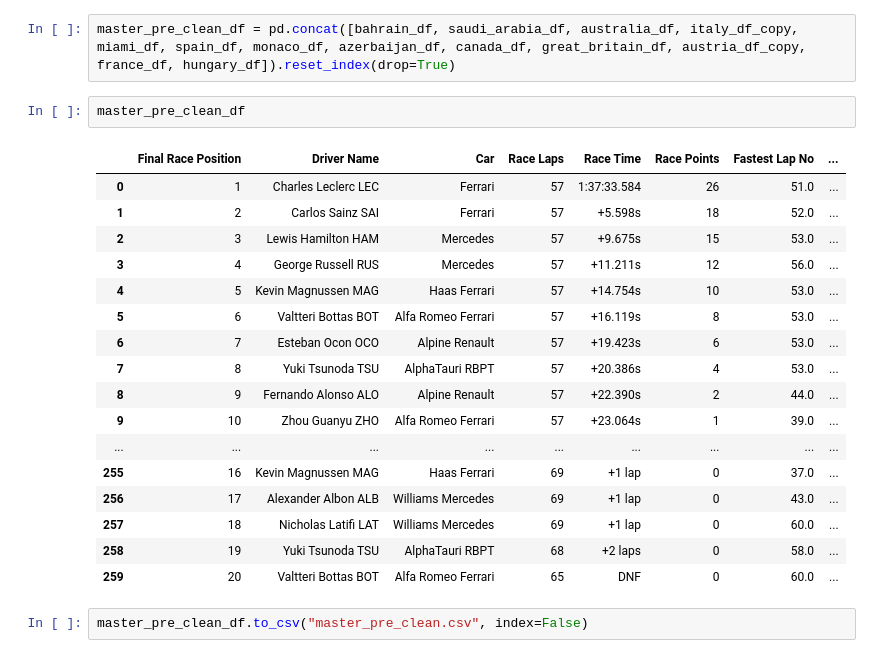
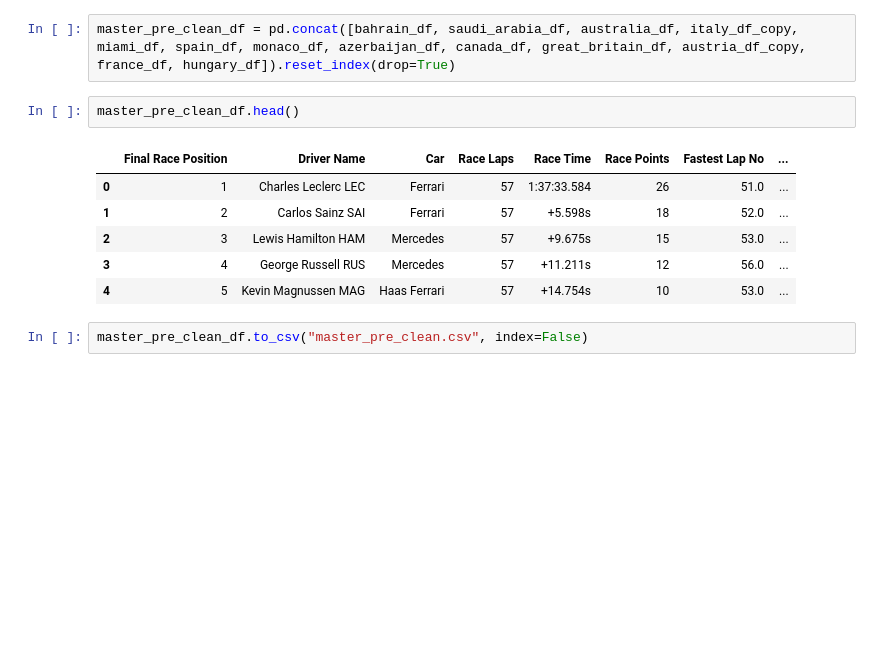
Before and after one commit to Spakicey/2022-Formula1-Analysis, a Jupyter notebook: Import_concat_pre_clean.ipynb, the cells around one changed output. Drawn from its saved outputs; the diff is of its cells as text; blank space fills up the shorter version.

```diff
--- a/Import_concat_pre_clean.ipynb
+++ b/Import_concat_pre_clean.ipynb
@@ -1182,24 +1123,13 @@ hungary_df.head(5)
 # %%
 master_pre_clean_df = pd.concat([bahrain_df, saudi_arabia_df, australia_df, italy_df_copy, miami_df, spain_df, monaco_df, azerbaijan_df, canada_df, great_britain_df, austria_df_copy, france_df, hungary_df]).reset_index(drop=True)
 # %%
-master_pre_clean_df
+master_pre_clean_df.head()
 # %% [output]
 |  | Final Race Position | Driver Name | Car | Race Laps | Race Time | Race Points | Fastest Lap No | ... |
 | 0 | 1 | Charles Leclerc LEC | Ferrari | 57 | 1:37:33.584 | 26 | 51.0 | ... |
 | 1 | 2 | Carlos Sainz SAI | Ferrari | 57 | +5.598s | 18 | 52.0 | ... |
 | 2 | 3 | Lewis Hamilton HAM | Mercedes | 57 | +9.675s | 15 | 53.0 | ... |
 | 3 | 4 | George Russell RUS | Mercedes | 57 | +11.211s | 12 | 56.0 | ... |
 | 4 | 5 | Kevin Magnussen MAG | Haas Ferrari | 57 | +14.754s | 10 | 53.0 | ... |
-| 5 | 6 | Valtteri Bottas BOT | Alfa Romeo Ferrari | 57 | +16.119s | 8 | 53.0 | ... |
-| 6 | 7 | Esteban Ocon OCO | Alpine Renault | 57 | +19.423s | 6 | 53.0 | ... |
-| 7 | 8 | Yuki Tsunoda TSU | AlphaTauri RBPT | 57 | +20.386s | 4 | 53.0 | ... |
-| 8 | 9 | Fernando Alonso ALO | Alpine Renault | 57 | +22.390s | 2 | 44.0 | ... |
-| 9 | 10 | Zhou Guanyu ZHO | Alfa Romeo Ferrari | 57 | +23.064s | 1 | 39.0 | ... |
-| ... | ... | ... | ... | ... | ... | ... | ... | ... |
-| 255 | 16 | Kevin Magnussen MAG | Haas Ferrari | 69 | +1 lap | 0 | 37.0 | ... |
-| 256 | 17 | Alexander Albon ALB | Williams Mercedes | 69 | +1 lap | 0 | 43.0 | ... |
-| 257 | 18 | Nicholas Latifi LAT | Williams Mercedes | 69 | +1 lap | 0 | 60.0 | ... |
-| 258 | 19 | Yuki Tsunoda TSU | AlphaTauri RBPT | 68 | +2 laps | 0 | 58.0 | ... |
-| 259 | 20 | Valtteri Bottas BOT | Alfa Romeo Ferrari | 65 | DNF | 0 | 60.0 | ... |
 # %%
 master_pre_clean_df.to_csv("master_pre_clean.csv", index=False)
```
Also changed, not shown: parts of 4 cells of this notebook, 2 other files.
